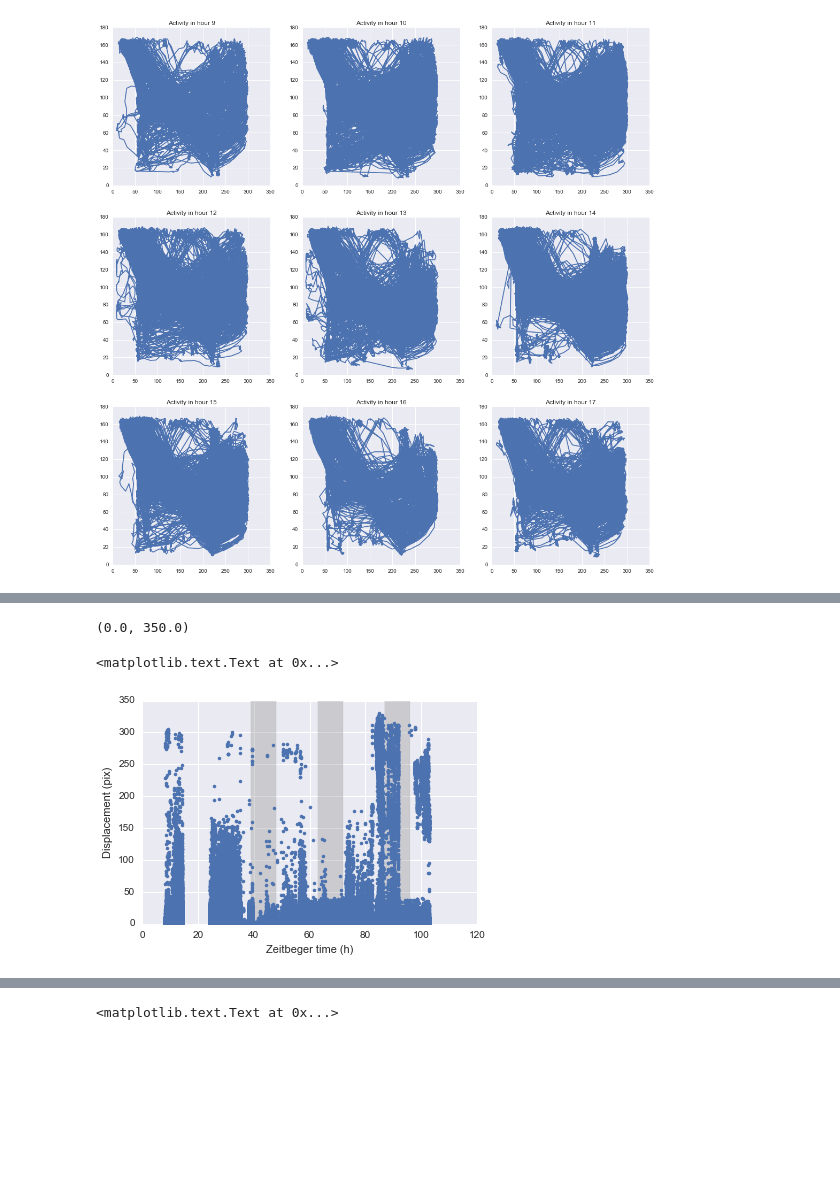
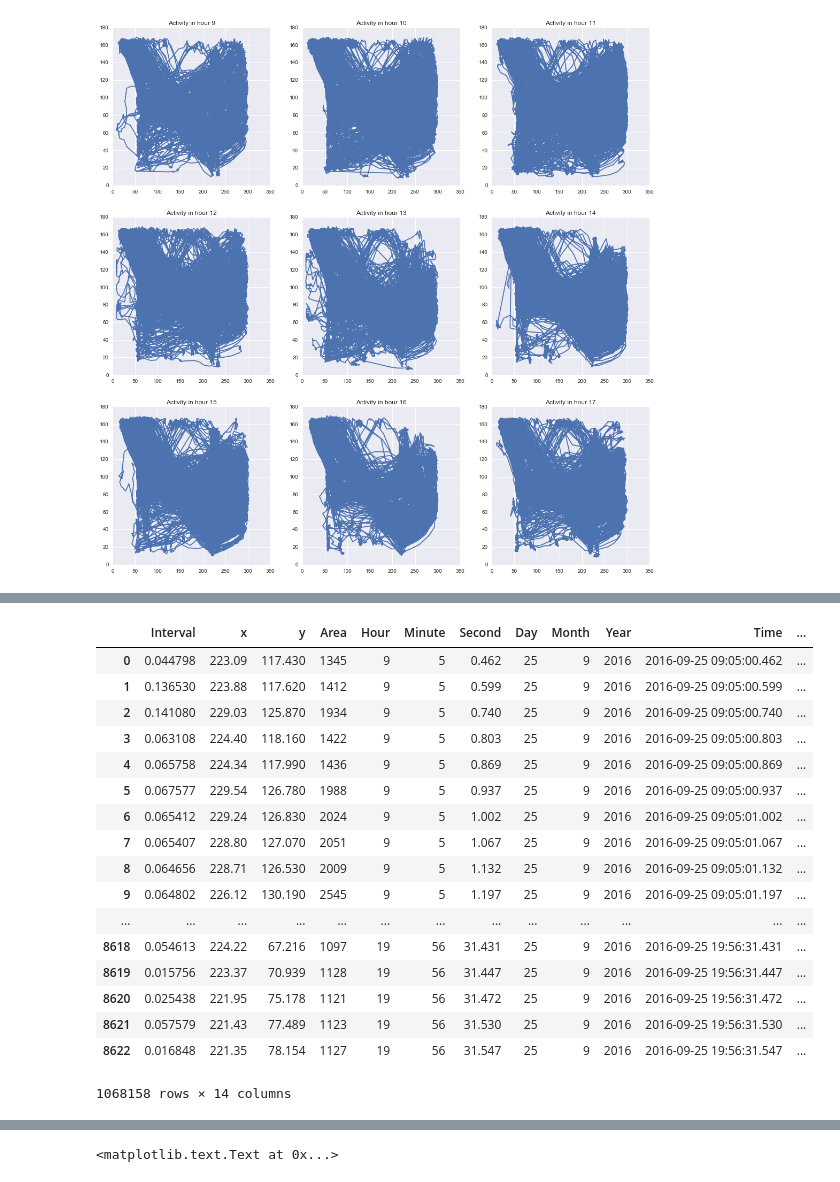
Before and after one commit to lmn93beo/Finch_Movement, a Jupyter notebook: Finch_Movement.ipynb, the cells around one changed output, grey strips where cells are left out. Drawn from its saved outputs; the diff is of its cells as text; code cells hidden in the pictures; blank space fills up the shorter version.

```diff
--- a/Finch_Movement.ipynb
+++ b/Finch_Movement.ipynb
@@ -177,3 +239,24 @@ frame_2CW100_all['ZeitTime'] = get_zeit(frame_2CW100_all, start_time_str='9/25/2
+# %%
+frame_2CW100_all
+# %% [output]
+|  | Interval | x | y | Area | Hour | Minute | Second | Day | Month | Year | Time | ... |
+| 0 | 0.044798 | 223.09 | 117.430 | 1345 | 9 | 5 | 0.462 | 25 | 9 | 2016 | 2016-09-25 09:05:00.462 | ... |
+| 1 | 0.136530 | 223.88 | 117.620 | 1412 | 9 | 5 | 0.599 | 25 | 9 | 2016 | 2016-09-25 09:05:00.599 | ... |
+| 2 | 0.141080 | 229.03 | 125.870 | 1934 | 9 | 5 | 0.740 | 25 | 9 | 2016 | 2016-09-25 09:05:00.740 | ... |
+| 3 | 0.063108 | 224.40 | 118.160 | 1422 | 9 | 5 | 0.803 | 25 | 9 | 2016 | 2016-09-25 09:05:00.803 | ... |
+| 4 | 0.065758 | 224.34 | 117.990 | 1436 | 9 | 5 | 0.869 | 25 | 9 | 2016 | 2016-09-25 09:05:00.869 | ... |
+| 5 | 0.067577 | 229.54 | 126.780 | 1988 | 9 | 5 | 0.937 | 25 | 9 | 2016 | 2016-09-25 09:05:00.937 | ... |
+| 6 | 0.065412 | 229.24 | 126.830 | 2024 | 9 | 5 | 1.002 | 25 | 9 | 2016 | 2016-09-25 09:05:01.002 | ... |
+| 7 | 0.065407 | 228.80 | 127.070 | 2051 | 9 | 5 | 1.067 | 25 | 9 | 2016 | 2016-09-25 09:05:01.067 | ... |
+| 8 | 0.064656 | 228.71 | 126.530 | 2009 | 9 | 5 | 1.132 | 25 | 9 | 2016 | 2016-09-25 09:05:01.132 | ... |
+| 9 | 0.064802 | 226.12 | 130.190 | 2545 | 9 | 5 | 1.197 | 25 | 9 | 2016 | 2016-09-25 09:05:01.197 | ... |
+| ... | ... | ... | ... | ... | ... | ... | ... | ... | ... | ... | ... | ... |
+| 8618 | 0.054613 | 224.22 | 67.216 | 1097 | 19 | 56 | 31.431 | 25 | 9 | 2016 | 2016-09-25 19:56:31.431 | ... |
+| 8619 | 0.015756 | 223.37 | 70.939 | 1128 | 19 | 56 | 31.447 | 25 | 9 | 2016 | 2016-09-25 19:56:31.447 | ... |
+| 8620 | 0.025438 | 221.95 | 75.178 | 1121 | 19 | 56 | 31.472 | 25 | 9 | 2016 | 2016-09-25 19:56:31.472 | ... |
+| 8621 | 0.057579 | 221.43 | 77.489 | 1123 | 19 | 56 | 31.530 | 25 | 9 | 2016 | 2016-09-25 19:56:31.530 | ... |
+| 8622 | 0.016848 | 221.35 | 78.154 | 1127 | 19 | 56 | 31.547 | 25 | 9 | 2016 | 2016-09-25 19:56:31.547 | ... |
+1068158 rows × 14 columns
 # %%
 frame_2CW305_all['Displacement'] = get_displacement(frame_2CW305_all)
 frame_2CW305_all['ZeitTime'] = get_zeit(frame_2CW305_all, start_time_str='7/7/2016 7:00AM')
@@ -180,15 +263,0 @@ frame_2CW305_all['ZeitTime'] = get_zeit(frame_2CW305_all, start_time_str='7/7/20
-# %%
-ax.get_ylim()
-# %% [output]
-(0.0, 350.0)
-# %%
-# Make a plot of all displacement values
-fig, ax = plt.subplots()
-ax.plot(frame_2CW305_all['ZeitTime'], frame_2CW305_all['Displacement'], '.')
-ax.fill_between(frame_2CW305_all.ZeitTime, 0, ax.get_ylim()[1],
-                where=~frame_2CW305_all.Light, color='gray',  alpha=0.3)
-ax.set_xlabel('Zeitbeger time (h)')
-ax.set_ylabel('Displacement (pix)')
-# %% [output]
-<matplotlib.text.Text at 0x...>
-[figure, removed]
```
Also changed, not shown: parts of 18 cells of this notebook.
